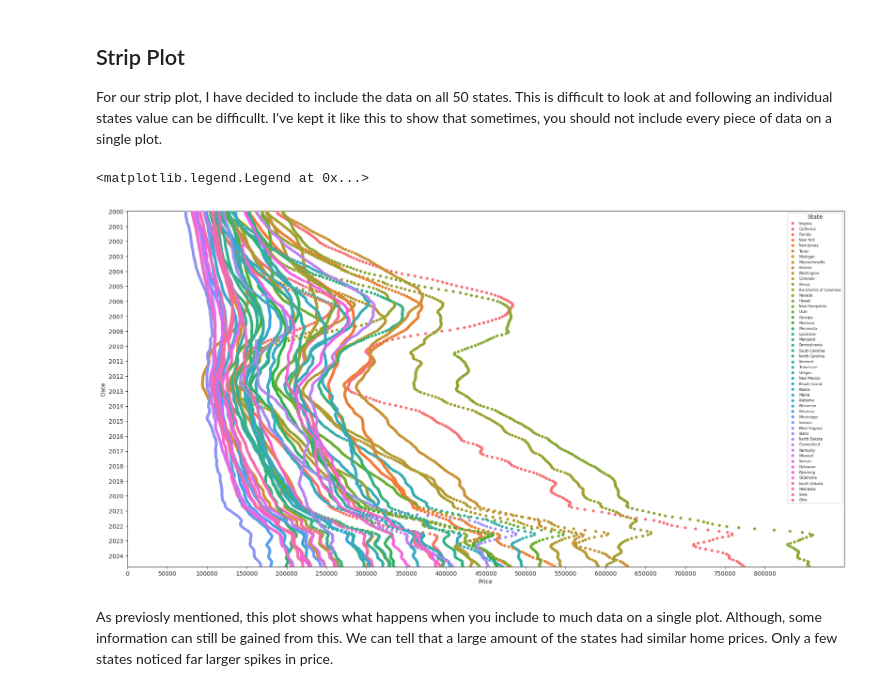
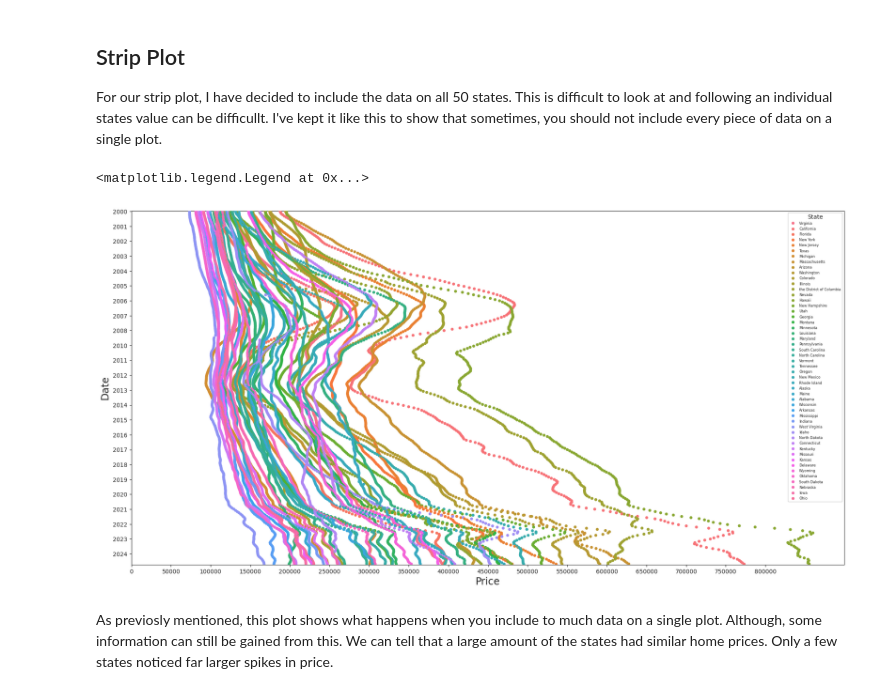
Before and after one commit to baschoff/Data-Science-Project, a Jupyter notebook: Exploration.ipynb, the cells around one changed output. Drawn from its saved outputs; the diff is of its cells as text; code cells hidden in the pictures.

```diff
--- a/Exploration.ipynb
+++ b/Exploration.ipynb
@@ -503,19 +347,20 @@ For our strip plot, I have decided to include the data on all 50 states. This is
 # %%
 ZillowFull = pd.melt(Zillow, id_vars=Zillow.columns[0],
                      value_vars=[Zillow.columns[i] for i in range(1, 52)],
                      var_name='State_Name', value_name='State')
 ZillowFull = ZillowFull.rename(columns={Zillow.columns[0]: 'Date'})
 sns.set_style("ticks")
 plt.figure(figsize=(22,11))
 sns.stripplot(ZillowFull,x=ZillowFull.State, y=ZillowFull.Date,hue='State_Name')
 plt.xticks(range(0, int(Zillow_long['State'].max()) + 50000, 50000))
-plt.xlabel("Price")
+plt.xlabel("Price",  fontsize = "xx-large")
+plt.ylabel("Date", fontsize = "xx-large")
 plt.yticks(ticks = [0, 12.5, 25, 37.5, 50, 62.5, 75, 87.5, 100, 112.5, 125, 137.5, 150, 162.5, 175, 187.5, 200, 212.5, 225, 237.5, 250, 262.5, 275, 287.5],
            labels = ["2000", "2001", "2002", "2003", "2004", "2005", "2006", "2007", "2008", "2010", "2011", "2012", "2013", "2014", "2015", "2016", "2017", "2018", "2019", "2020", "2021", "2022", "2023", "2024"])
 plt.legend(title='State', loc='upper right', fontsize="6", markerscale=1)
 # %% [output]
 <matplotlib.legend.Legend at 0x...>
-[figure, old version]
+[figure, new version]
 # %% [markdown]
 As previosly mentioned, this plot shows what happens when you include to much data on a single plot. Although, some information can still be gained from this. We can tell that a large amount of the states had similar home prices. Only a few states noticed far larger spikes in price.
 # %% [markdown]
```
Also changed, not shown: parts of 104 cells of this notebook.
